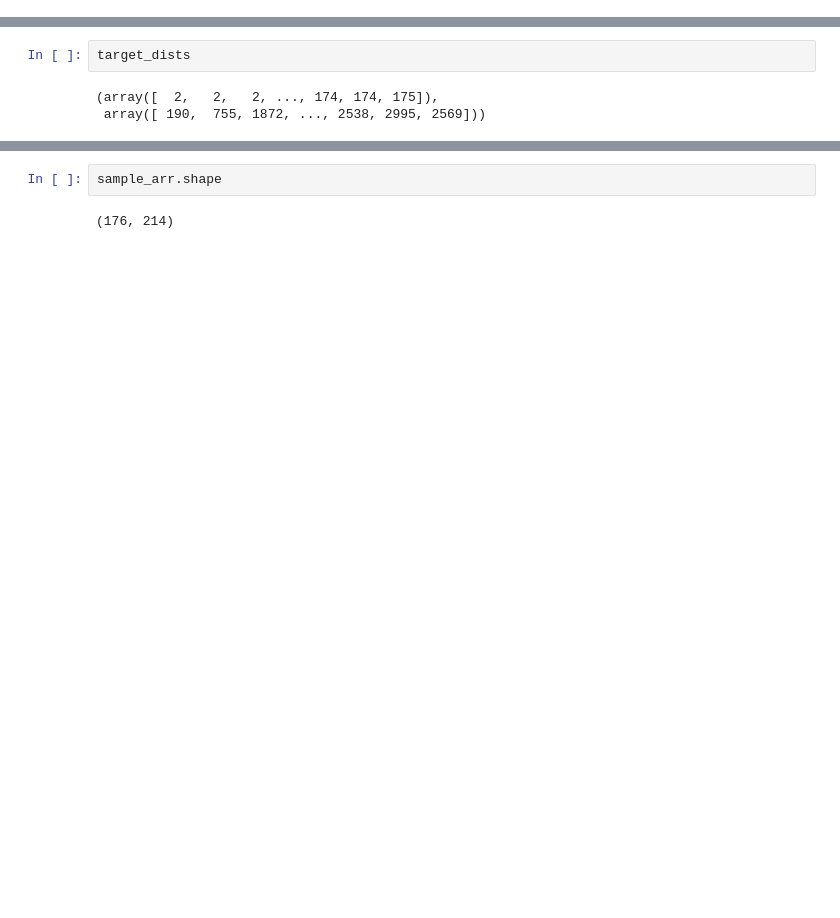
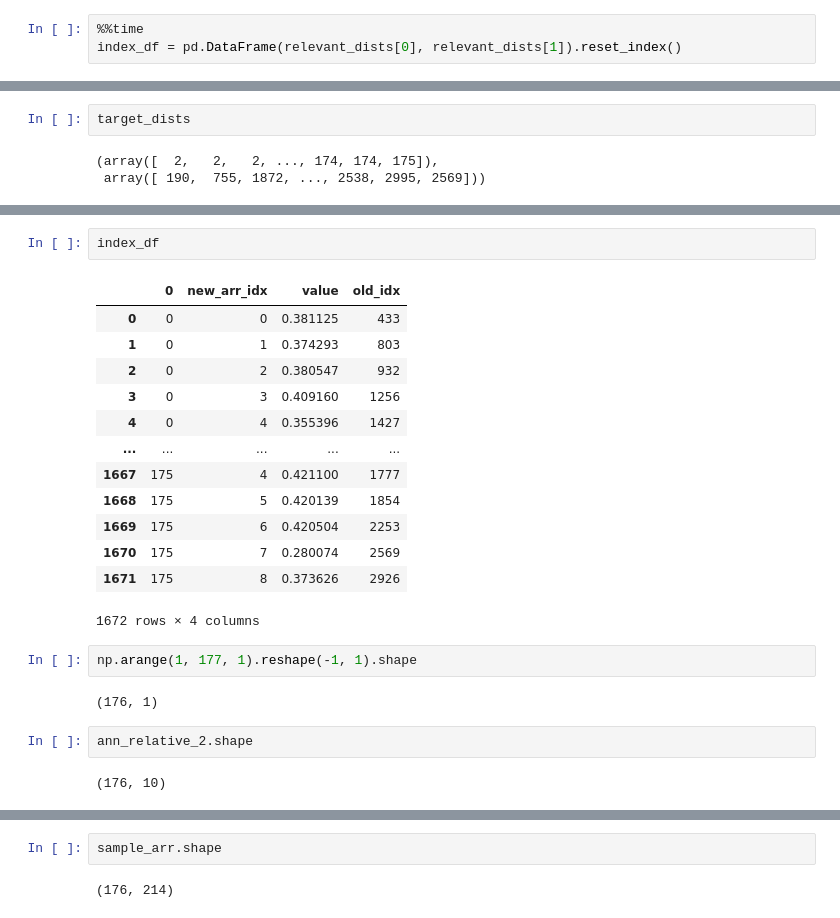
Before and after one commit to TerkaSlan/sisap23-laion-challenge-learned-index, a Jupyter notebook: debug-search-more-categories.ipynb, the cells around one changed output, grey strips where cells are left out. Saved outputs shown, nothing was run; the diff lists cells and outputs as text; blank space fills up the shorter version.

```diff
--- a/debug-search-more-categories.ipynb
+++ b/debug-search-more-categories.ipynb
@@ -677,0 +997,3 @@ Wall time: 2.61 ms
+# %%
+%%time
+index_df = pd.DataFrame(relevant_dists[0], relevant_dists[1]).reset_index()
@@ -725,0 +1252,24 @@ Wall time: 197 µs
+# %%
+index_df
+# %% [output]
+|  | 0 | new_arr_idx | value | old_idx |
+| 0 | 0 | 0 | 0.381125 | 433 |
+| 1 | 0 | 1 | 0.374293 | 803 |
+| 2 | 0 | 2 | 0.380547 | 932 |
+| 3 | 0 | 3 | 0.409160 | 1256 |
+| 4 | 0 | 4 | 0.355396 | 1427 |
+| ... | ... | ... | ... | ... |
+| 1667 | 175 | 4 | 0.421100 | 1777 |
+| 1668 | 175 | 5 | 0.420139 | 1854 |
+| 1669 | 175 | 6 | 0.420504 | 2253 |
+| 1670 | 175 | 7 | 0.280074 | 2569 |
+| 1671 | 175 | 8 | 0.373626 | 2926 |
+1672 rows × 4 columns
+# %%
+np.arange(1, 177, 1).reshape(-1, 1).shape
+# %% [output]
+(176, 1)
+# %%
+ann_relative_2.shape
+# %% [output]
+(176, 10)
```
Also changed, not shown: parts of 128 cells of this notebook, 11 other files.
